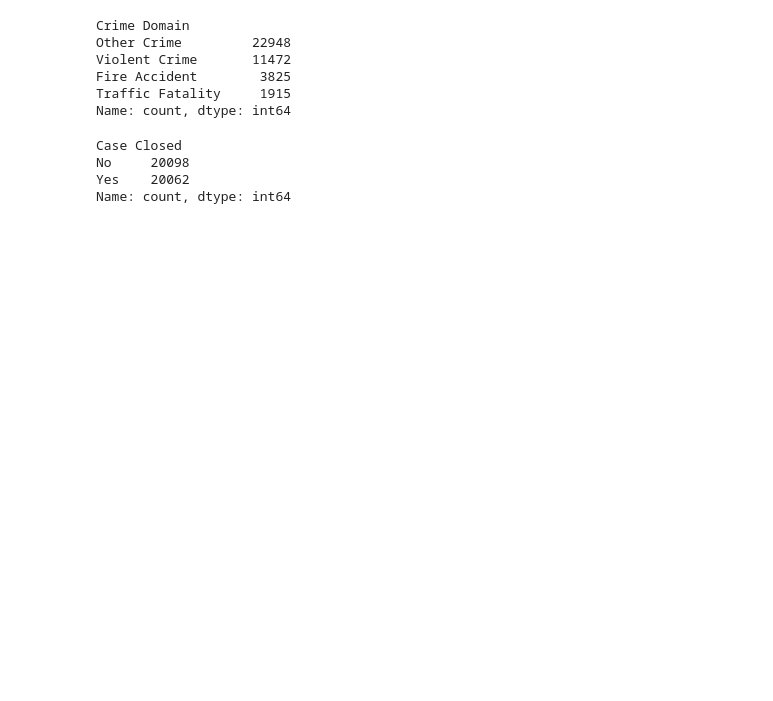
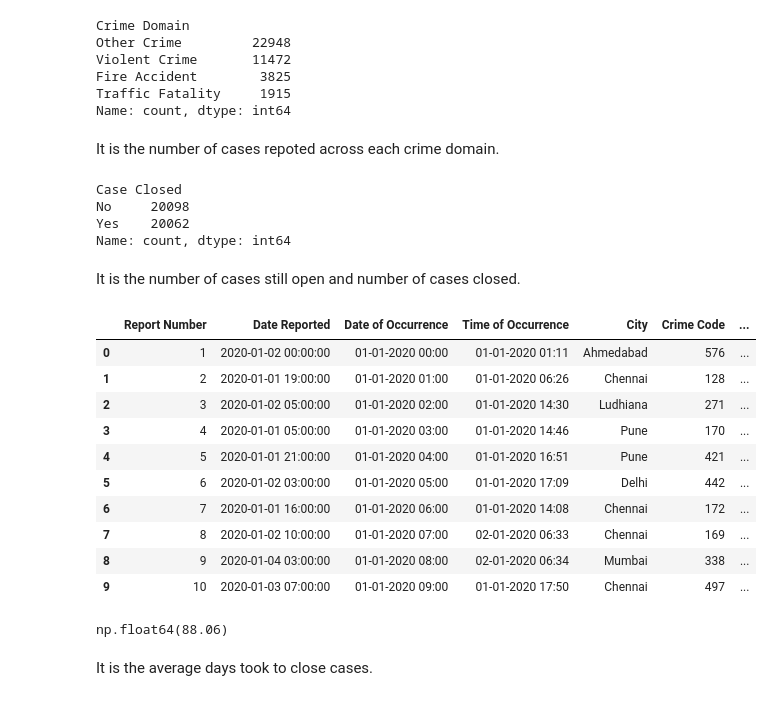
Before and after one commit to HimanshuBhamaniya/Indian-crimes, a Jupyter notebook: Indian_crimes.ipynb, the cells around one changed output. Cells and saved outputs as stored; diff of their text form; code cells hidden in the pictures; blank space fills up the shorter version.

```diff
--- a/Indian_crimes.ipynb
+++ b/Indian_crimes.ipynb
@@ -156,6 +164,8 @@ Violent Crime       11472
 Fire Accident        3825
 Traffic Fatality     1915
 Name: count, dtype: int64
+# %% [markdown]
+It is the number of cases repoted across each crime domain.
 # %%
 df['Case Closed'].value_counts()
 # %% [output]
@@ -163,3 +173,32 @@ Case Closed
 No     20098
 Yes    20062
 Name: count, dtype: int64
+# %% [markdown]
+It is the number of cases still open and number of cases closed.
+# %%
+df['Date Reported']= pd.to_datetime(df['Date Reported'], format="%d-%m-%Y %H:%M")
+df['Date Case Closed']= pd.to_datetime(df['Date Case Closed'], format="%d-%m-%Y %H:%M")
+# %%
+df['Days Took To Close']= (df['Date Case Closed']-df['Date Reported']).dt.days
+# %%
+df.head(10)
+# %% [output]
+|  | Report Number | Date Reported | Date of Occurrence | Time of Occurrence | City | Crime Code | ... |
+| 0 | 1 | 2020-01-02 00:00:00 | 01-01-2020 00:00 | 01-01-2020 01:11 | Ahmedabad | 576 | ... |
+| 1 | 2 | 2020-01-01 19:00:00 | 01-01-2020 01:00 | 01-01-2020 06:26 | Chennai | 128 | ... |
+| 2 | 3 | 2020-01-02 05:00:00 | 01-01-2020 02:00 | 01-01-2020 14:30 | Ludhiana | 271 | ... |
+| 3 | 4 | 2020-01-01 05:00:00 | 01-01-2020 03:00 | 01-01-2020 14:46 | Pune | 170 | ... |
+| 4 | 5 | 2020-01-01 21:00:00 | 01-01-2020 04:00 | 01-01-2020 16:51 | Pune | 421 | ... |
+| 5 | 6 | 2020-01-02 03:00:00 | 01-01-2020 05:00 | 01-01-2020 17:09 | Delhi | 442 | ... |
+| 6 | 7 | 2020-01-01 16:00:00 | 01-01-2020 06:00 | 01-01-2020 14:08 | Chennai | 172 | ... |
+| 7 | 8 | 2020-01-02 10:00:00 | 01-01-2020 07:00 | 02-01-2020 06:33 | Chennai | 169 | ... |
+| 8 | 9 | 2020-01-04 03:00:00 | 01-01-2020 08:00 | 02-01-2020 06:34 | Mumbai | 338 | ... |
+| 9 | 10 | 2020-01-03 07:00:00 | 01-01-2020 09:00 | 01-01-2020 17:50 | Chennai | 497 | ... |
+# %%
+Avg_days_took_close = df['Days Took To Close'].mean()
+Avg_Days_Took_to_Close = np.round(Avg_days_took_close, 2)
+Avg_Days_Took_to_Close
+# %% [output]
+np.float64(88.06)
+# %% [markdown]
+It is the average days took to close cases.
```
Also changed, not shown: parts of 11 cells of this notebook.
